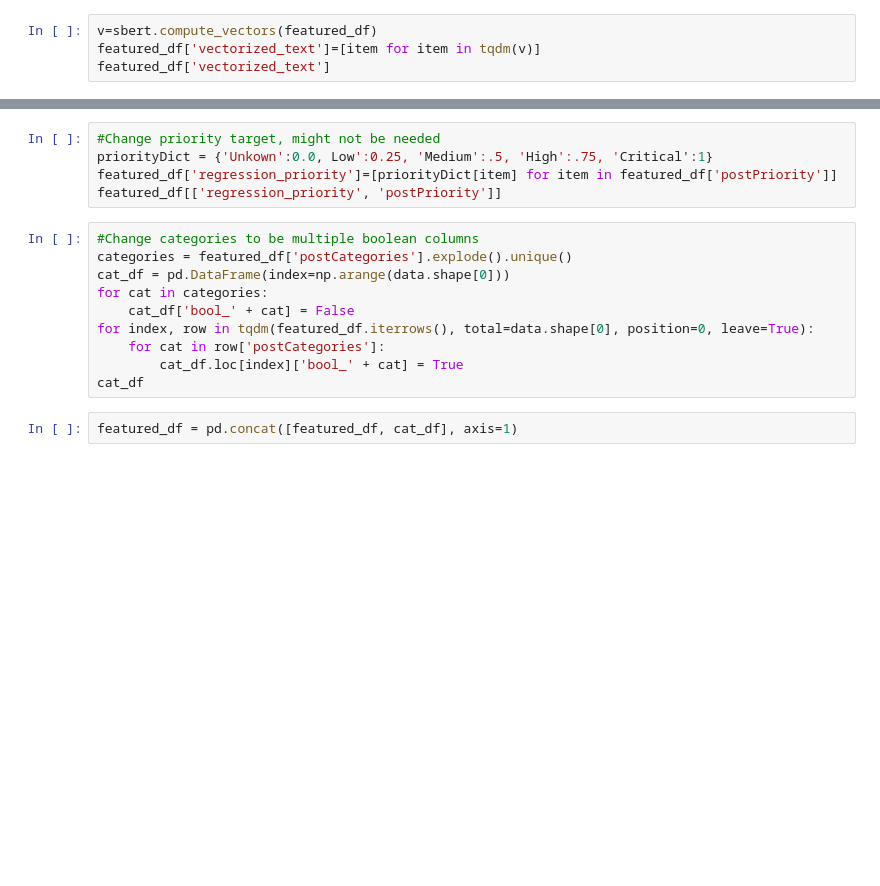
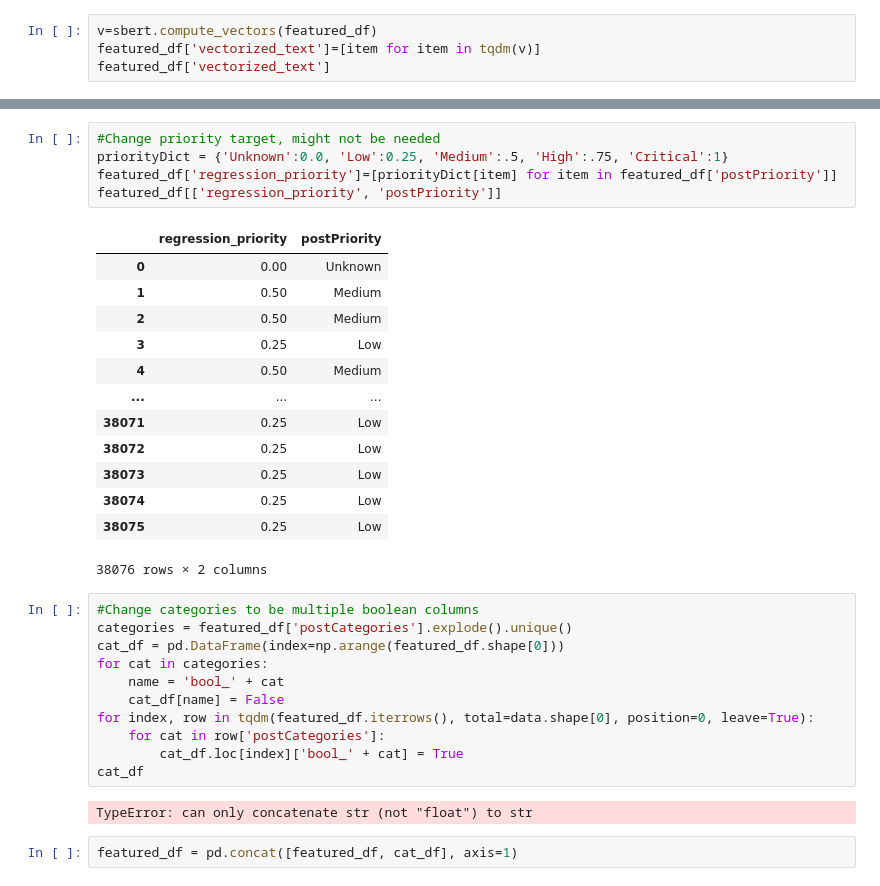
Before and after one commit to acpedersen/REU-2021, a Jupyter notebook: collect-tweets.ipynb, the cells around one changed output, grey strips where cells are left out. Saved outputs shown, nothing was run; the diff lists cells and outputs as text; blank space fills up the shorter version.

Commit message:
fixed errors

```diff
--- a/collect-tweets.ipynb
+++ b/collect-tweets.ipynb
@@ -377,18 +497,35 @@ featured_df
 # %%
 #Change priority target, might not be needed
-priorityDict = {'Unkown':0.0, Low':0.25, 'Medium':.5, 'High':.75, 'Critical':1}
+priorityDict = {'Unknown':0.0, 'Low':0.25, 'Medium':.5, 'High':.75, 'Critical':1}
 featured_df['regression_priority']=[priorityDict[item] for item in featured_df['postPriority']]
 featured_df[['regression_priority', 'postPriority']]
+# %% [output]
+|  | regression_priority | postPriority |
+| 0 | 0.00 | Unknown |
+| 1 | 0.50 | Medium |
+| 2 | 0.50 | Medium |
+| 3 | 0.25 | Low |
+| 4 | 0.50 | Medium |
+| ... | ... | ... |
+| 38071 | 0.25 | Low |
+| 38072 | 0.25 | Low |
+| 38073 | 0.25 | Low |
+| 38074 | 0.25 | Low |
+| 38075 | 0.25 | Low |
+38076 rows × 2 columns
 # %%
 #Change categories to be multiple boolean columns
 categories = featured_df['postCategories'].explode().unique()
-cat_df = pd.DataFrame(index=np.arange(data.shape[0]))
+cat_df = pd.DataFrame(index=np.arange(featured_df.shape[0]))
 for cat in categories:
-    cat_df['bool_' + cat] = False
+    name = 'bool_' + cat
+    cat_df[name] = False
 for index, row in tqdm(featured_df.iterrows(), total=data.shape[0], position=0, leave=True):
     for cat in row['postCategories']:
         cat_df.loc[index]['bool_' + cat] = True
 cat_df
+# %% [output]
+TypeError: can only concatenate str (not "float") to str
 # %%
 featured_df = pd.concat([featured_df, cat_df], axis=1)
 # %%
```
Also changed, not shown: parts of 11 cells of this notebook.
